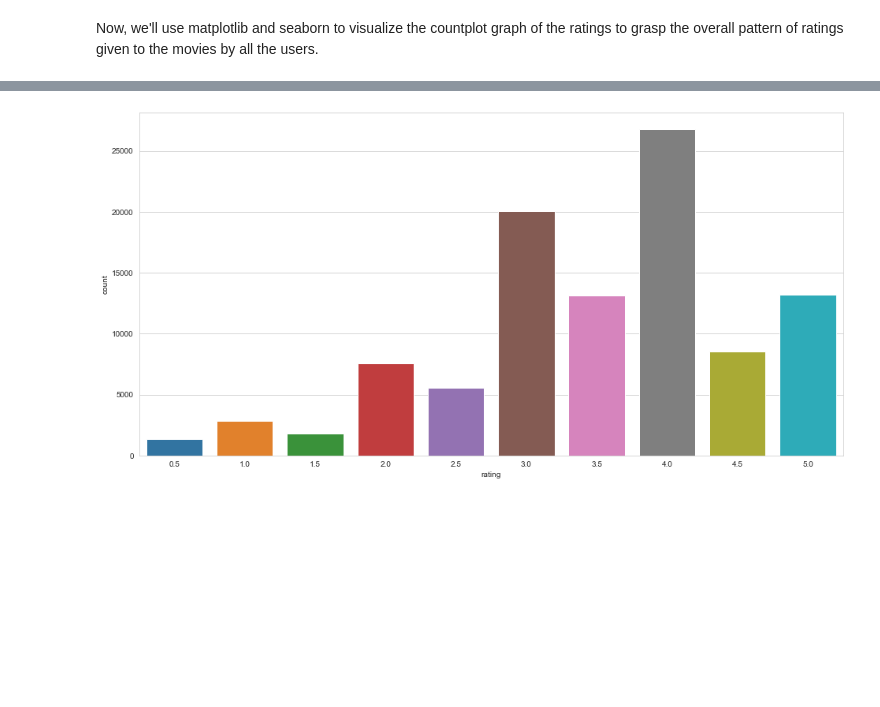
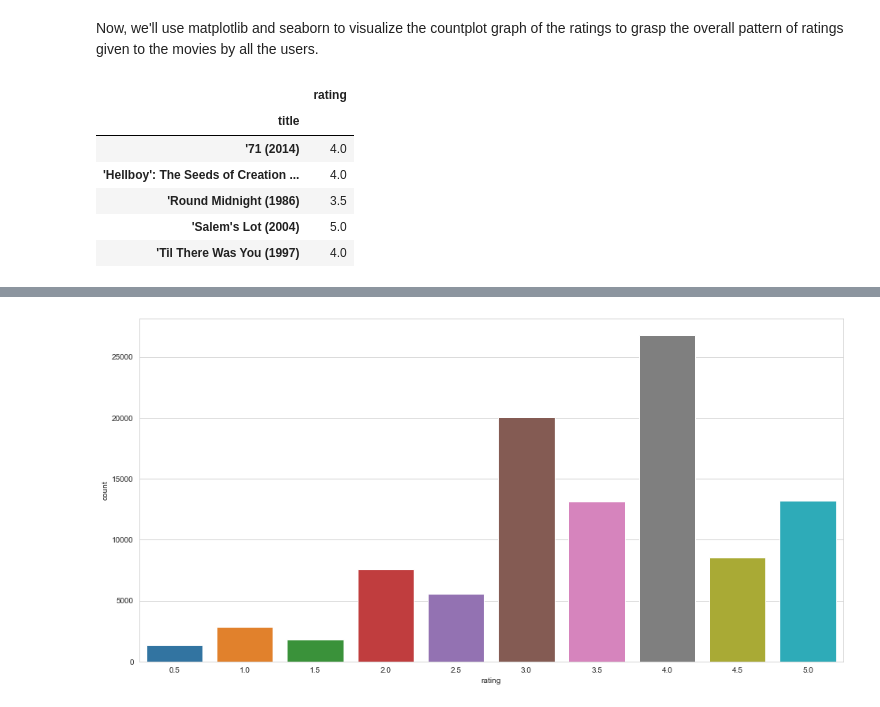
Before and after one commit to hosadman/movie-recommendation-system, a Jupyter notebook: Movie-Recommendation-System.ipynb, the cells around one changed output, grey strips where cells are left out. Saved outputs shown, nothing was run; the diff lists cells and outputs as text; code cells hidden in the pictures; blank space fills up the shorter version.

```diff
--- a/Movie-Recommendation-System.ipynb
+++ b/Movie-Recommendation-System.ipynb
@@ -26,3 +26,15 @@ ratings.head()
 | 4 | 1 | Toy Story (1995) | 17 | 4.5 |
 # %% [markdown]
 Now, we'll use matplotlib and seaborn to visualize the countplot graph of the ratings to grasp the overall pattern of ratings given to the movies by all the users.
+# %%
+ratingsdf = pd.DataFrame(ratings.groupby('title')['rating'].mean())
+
+ratingsdf.head()
+# %% [output]
+|  | rating |
+| title |  |
+| '71 (2014) | 4.0 |
+| 'Hellboy': The Seeds of Creation ... | 4.0 |
+| 'Round Midnight (1986) | 3.5 |
+| 'Salem's Lot (2004) | 5.0 |
+| 'Til There Was You (1997) | 4.0 |
```
Also changed, not shown: parts of 2 cells of this notebook.
